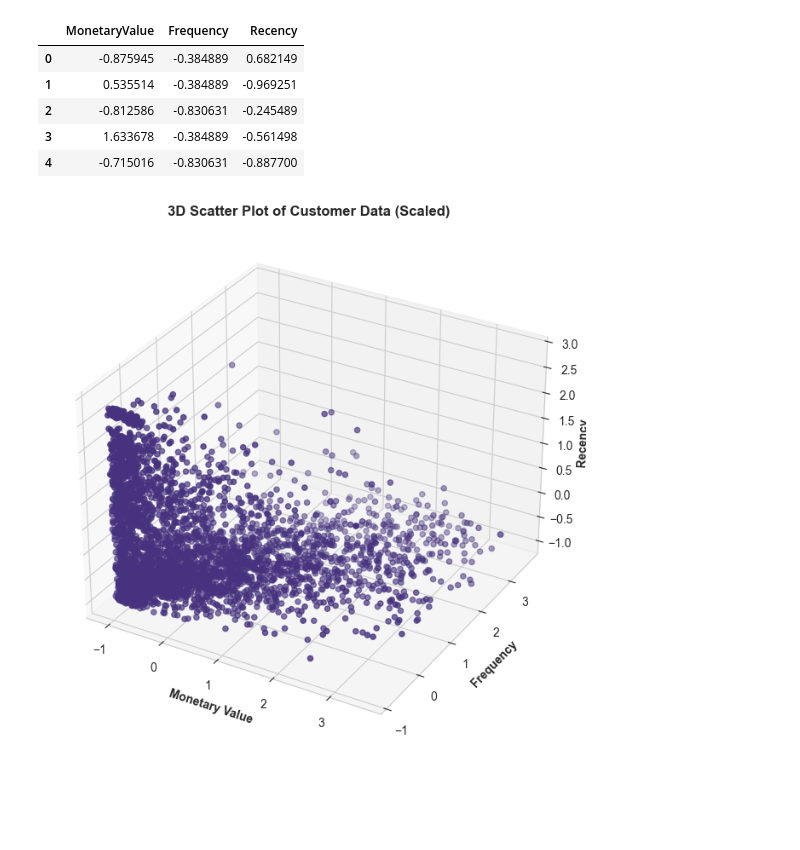
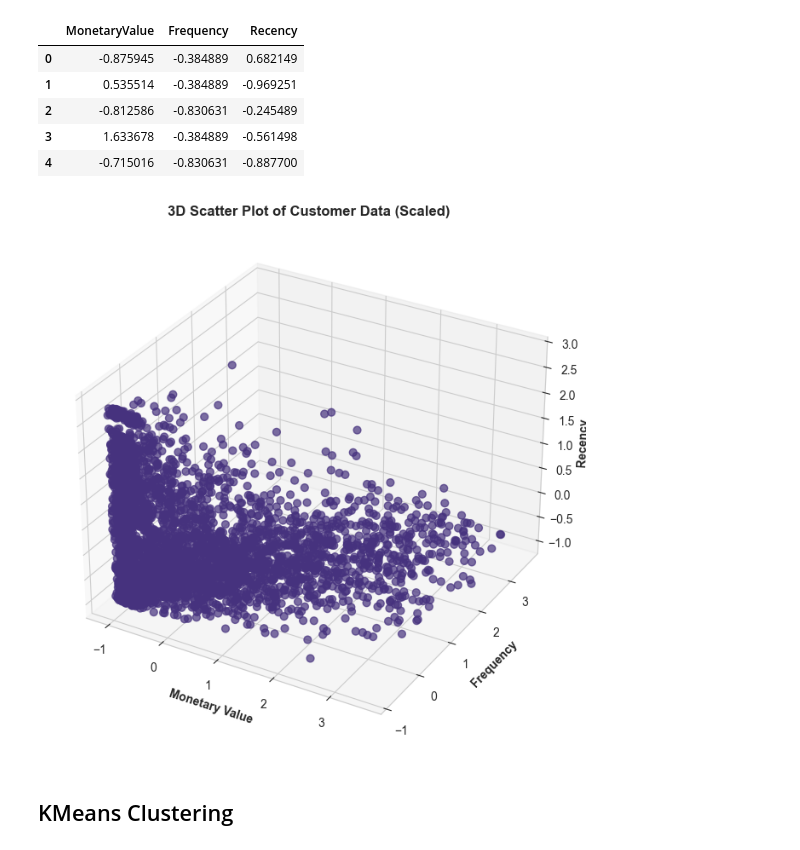
Before and after one commit to abdullahashfaq-ds/Online-Retail-Customer-Analysis, a Jupyter notebook: notebooks/online_retail_analysis.ipynb, the cells around one changed output. Cells and saved outputs as stored; diff of their text form; code cells hidden in the pictures; blank space fills up the shorter version.

```diff
--- a/notebooks/online_retail_analysis.ipynb
+++ b/notebooks/online_retail_analysis.ipynb
@@ -563,13 +563,15 @@ scaled_data_df.head()
 # %%
 fig = plt.figure(figsize=(8, 8))
 ax = fig.add_subplot(projection="3d")
 
-scatter = ax.scatter(scaled_data_df["MonetaryValue"], scaled_data_df["Frequency"], scaled_data_df["Recency"])
+scatter = ax.scatter(scaled_data_df["MonetaryValue"], scaled_data_df["Frequency"], scaled_data_df["Recency"], s=40, alpha=0.7)
 ax.set_title('3D Scatter Plot of Customer Data (Scaled)')
 ax.set_xlabel('Monetary Value')
 ax.set_ylabel('Frequency')
 ax.set_zlabel('Recency', labelpad=0)
 
 plt.show()
 # %% [output]
-[figure, old version]
+[figure, new version]
+# %% [markdown]
+## KMeans Clustering
```
Also changed, not shown: parts of 7 cells of this notebook.
